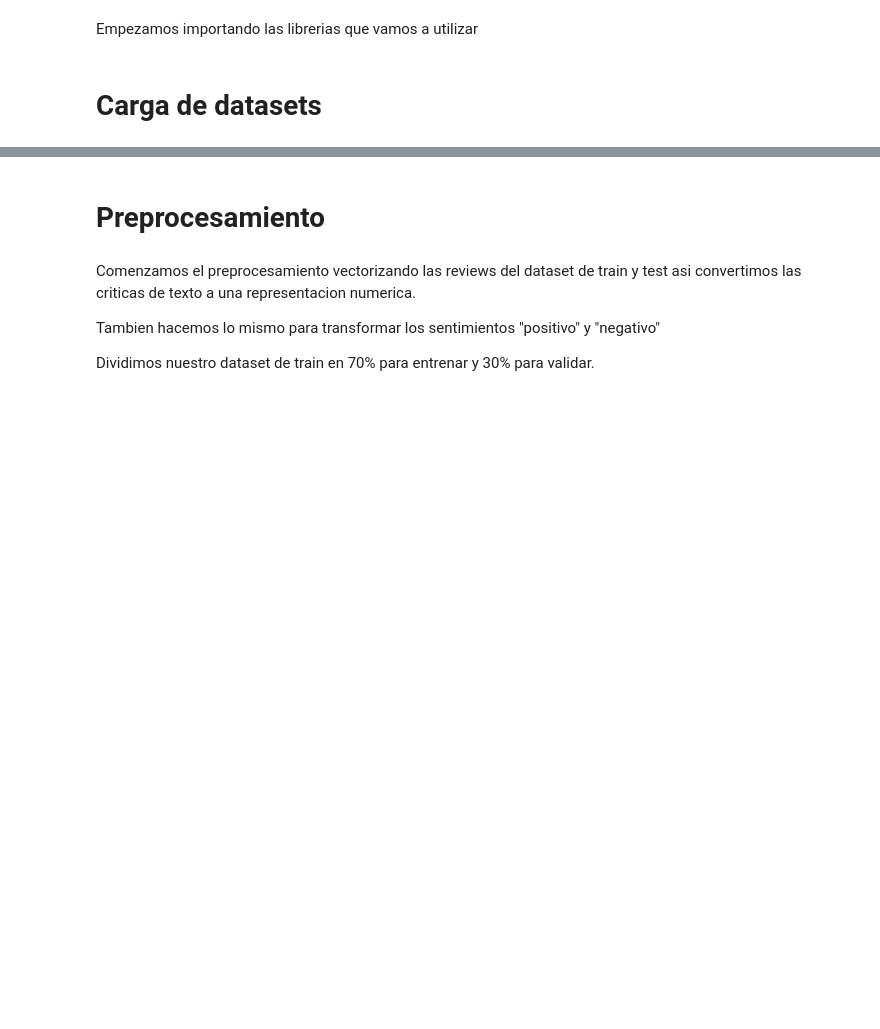
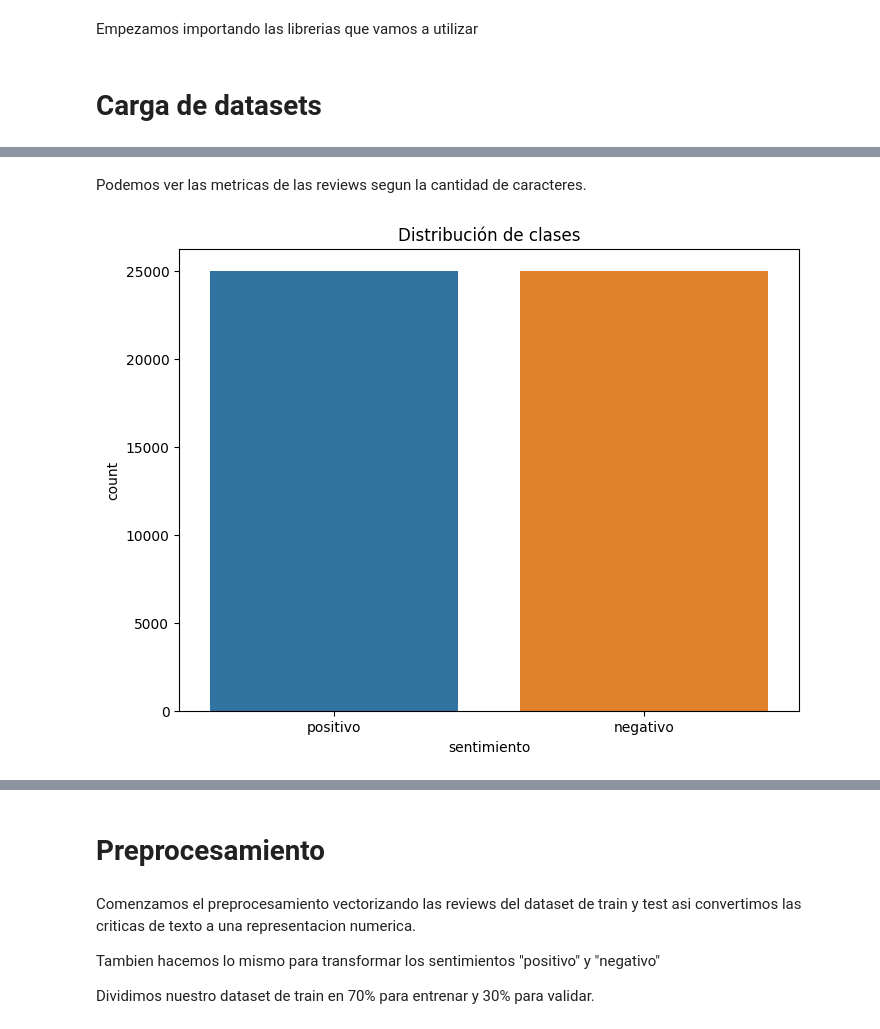
Before and after one commit to franmazzaro/7506R-2C2023-GRUPO39, a Jupyter notebook: 7506R_TP2_GRUPO39_CHP1_ENTREGA.ipynb, the cells around one changed output, grey strips where cells are left out. Cells and saved outputs as stored; diff of their text form; code cells hidden in the pictures; blank space fills up the shorter version.

```diff
--- a/7506R_TP2_GRUPO39_CHP1_ENTREGA.ipynb
+++ b/7506R_TP2_GRUPO39_CHP1_ENTREGA.ipynb
@@ -42,0 +91,11 @@ df_criticas.head(4)
+# %% [markdown]
+Podemos ver las metricas de las reviews segun la cantidad de caracteres.
+# %%
+
+# Visualización de datos
+plt.figure(figsize=(8, 6))
+sns.countplot(x='sentimiento', data=df_criticas)
+plt.title('Distribución de clases')
+plt.show()
+# %% [output]
+[figure, added]
```
Also changed, not shown: parts of 8 cells of this notebook.
